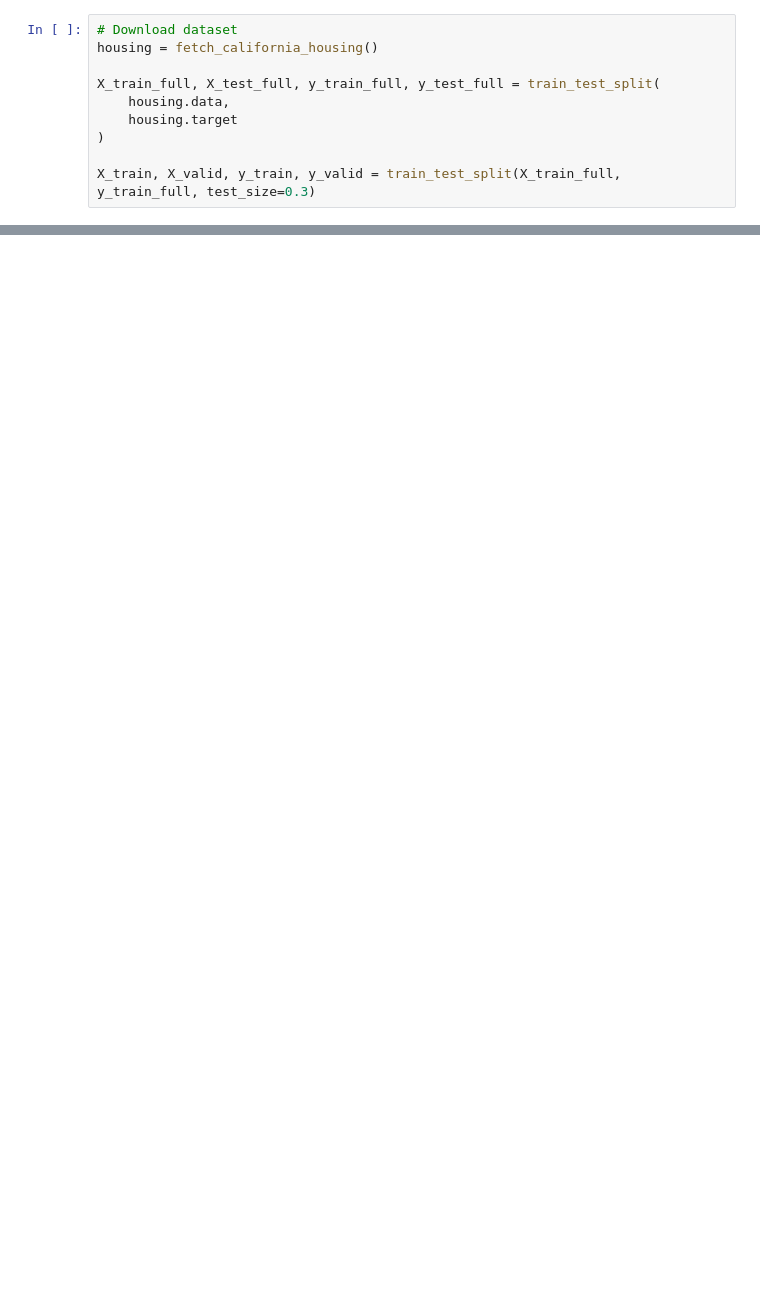
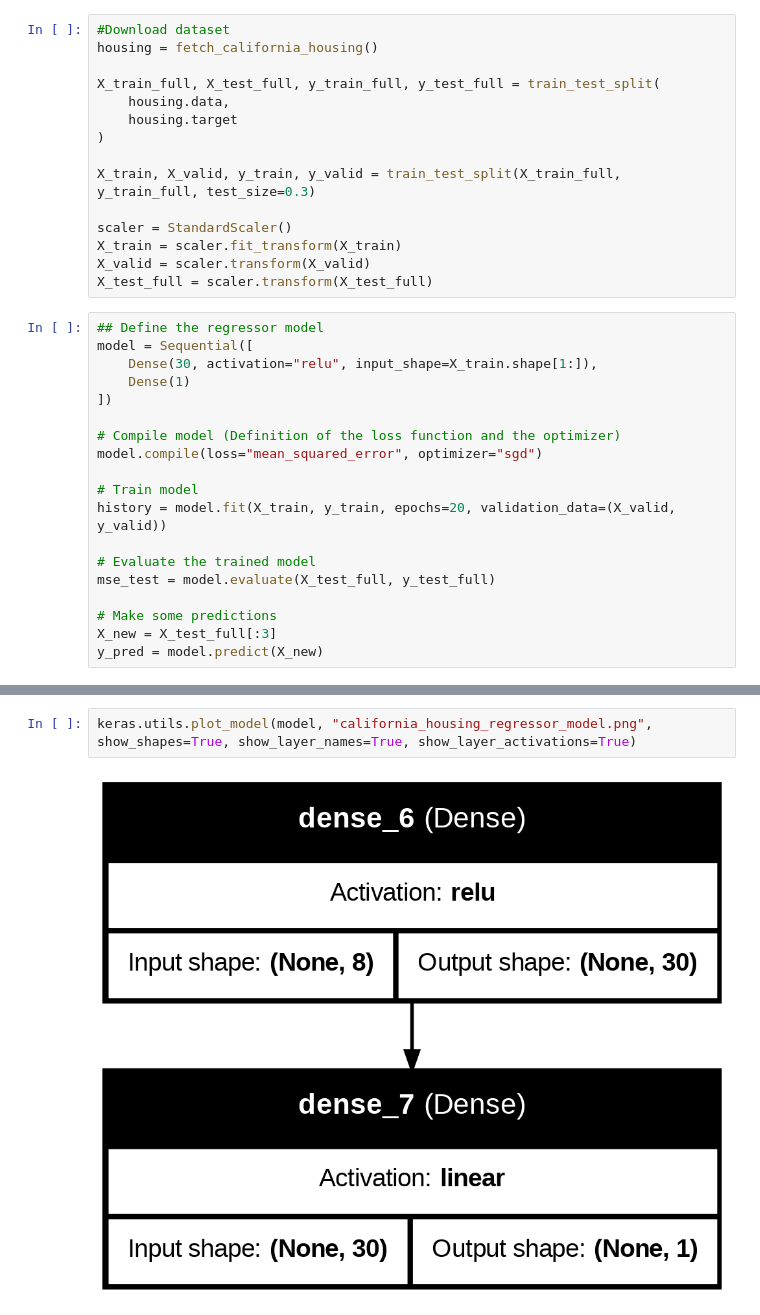
Before and after one commit to DjNaGuRo/Hands-on-DL, a Jupyter notebook: california_housing_price_regressor.ipynb, the cells around one changed output, grey strips where cells are left out. Drawn from its saved outputs; the diff is of its cells as text; blank space fills up the shorter version.

```diff
--- a/california_housing_price_regressor.ipynb
+++ b/california_housing_price_regressor.ipynb
@@ -8,5 +13,5 @@ ModuleNotFoundError: No module named 'sklearn'
 # %%
-# Download dataset
+#Download dataset
 housing = fetch_california_housing()
 
 X_train_full, X_test_full, y_train_full, y_test_full = train_test_split(
@@ -15,3 +20,27 @@ X_train_full, X_test_full, y_train_full, y_test_full = train_test_split(
 )
 
 X_train, X_valid, y_train, y_valid = train_test_split(X_train_full, y_train_full, test_size=0.3)
+
+scaler = StandardScaler()
+X_train = scaler.fit_transform(X_train)
+X_valid = scaler.transform(X_valid)
+X_test_full = scaler.transform(X_test_full)
+# %%
+## Define the regressor model
+model = Sequential([
+    Dense(30, activation="relu", input_shape=X_train.shape[1:]),
+    Dense(1)
+])
+
+# Compile model (Definition of the loss function and the optimizer)
+model.compile(loss="mean_squared_error", optimizer="sgd")
+
+# Train model
+history = model.fit(X_train, y_train, epochs=20, validation_data=(X_valid, y_valid))
+
+# Evaluate the trained model
+mse_test = model.evaluate(X_test_full, y_test_full)
+
+# Make some predictions
+X_new = X_test_full[:3]
+y_pred = model.predict(X_new)
@@ -17,0 +65,4 @@ X_train, X_valid, y_train, y_valid = train_test_split(X_train_full, y_train_full
+# %%
+keras.utils.plot_model(model, "california_housing_regressor_model.png", show_shapes=True, show_layer_names=True, show_layer_activations=True)
+# %% [output]
+[figure, added]
```
Also changed, not shown: parts of 11 cells of this notebook.
